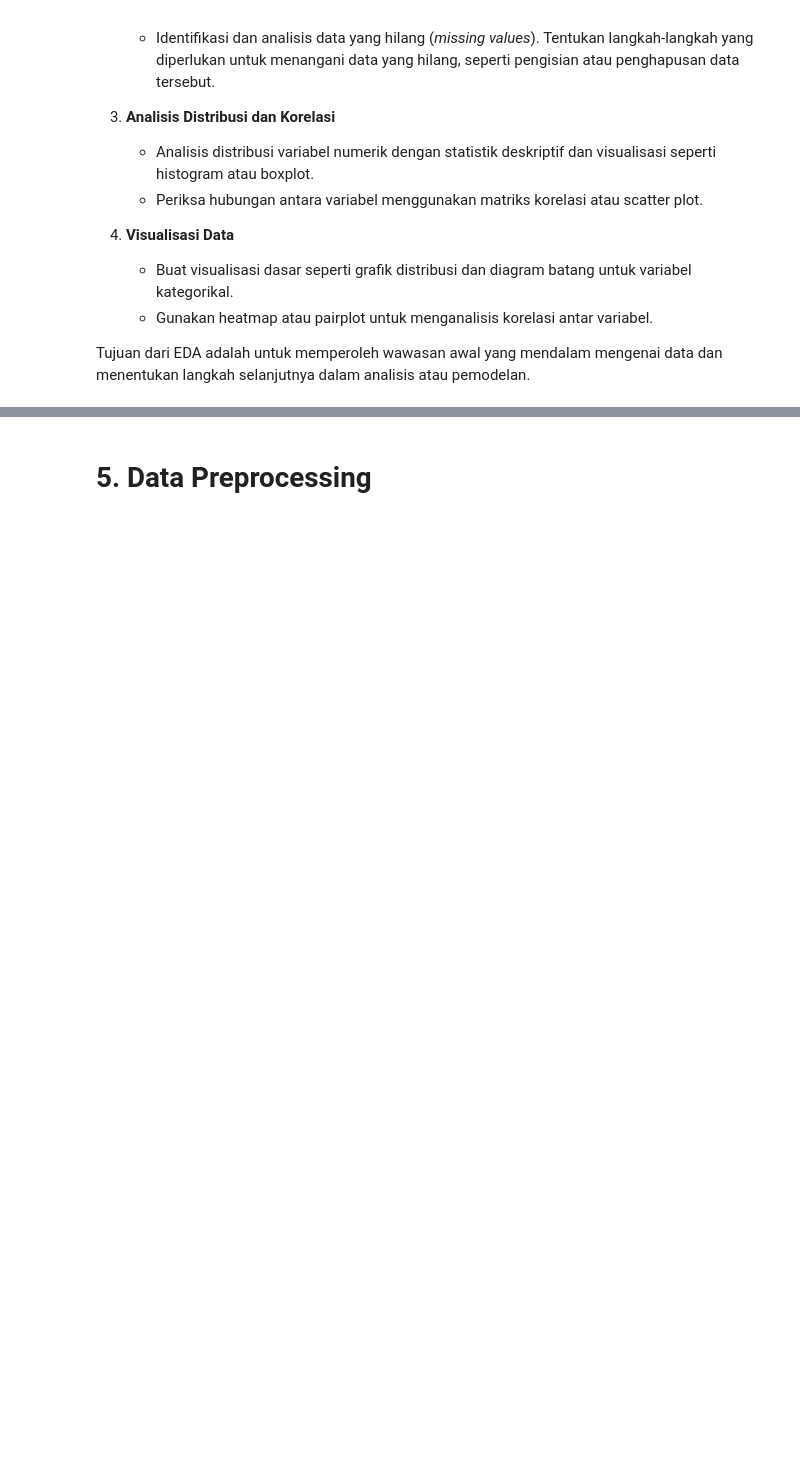
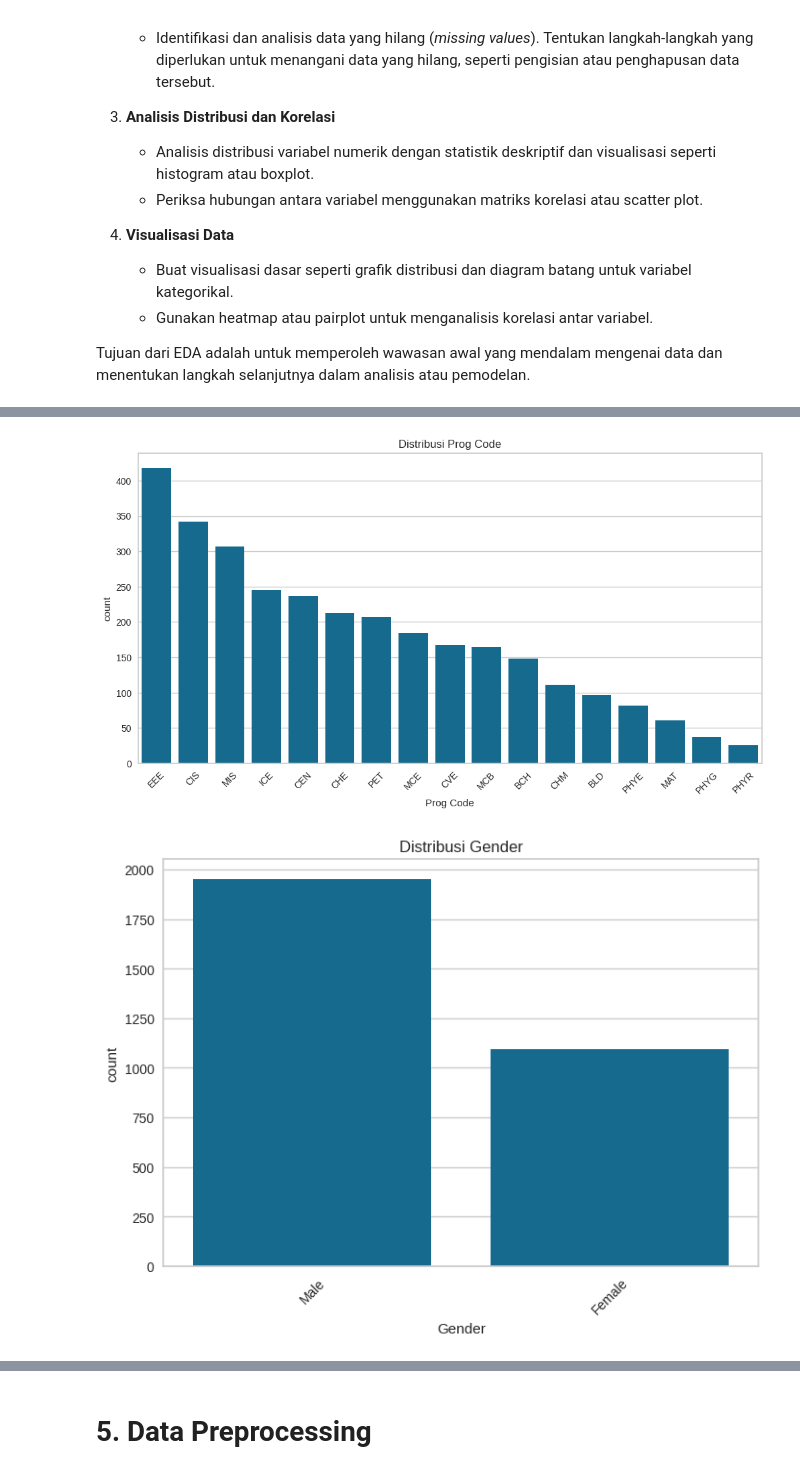
Before and after one commit to dewipuspita0904/MembangunProyekMachineLearning, a Jupyter notebook: [Clustering]_Submission_Akhir_BMLP_Your_Name_(Updated).ipynb, the cells around one changed output, grey strips where cells are left out. Drawn from its saved outputs; the diff is of its cells as text; code cells hidden in the pictures; blank space fills up the shorter version.

```diff
--- a/[Clustering]_Submission_Akhir_BMLP_Your_Name_(Updated).ipynb
+++ b/[Clustering]_Submission_Akhir_BMLP_Your_Name_(Updated).ipynb
@@ -199,0 +190,11 @@ plt.show()
+# %%
+# Distribusi variabel kategorikal
+plt.figure(figsize=(12, 6))
+for col in cat_cols:
+    sns.countplot(data=data_df, x=col, order=data_df[col].value_counts().index)
+    plt.xticks(rotation=45)
+    plt.title(f"Distribusi {col}")
+    plt.show()
+# %% [output]
+[figure, added]
+[figure, added]
```
Also changed, not shown: parts of 67 cells of this notebook.
